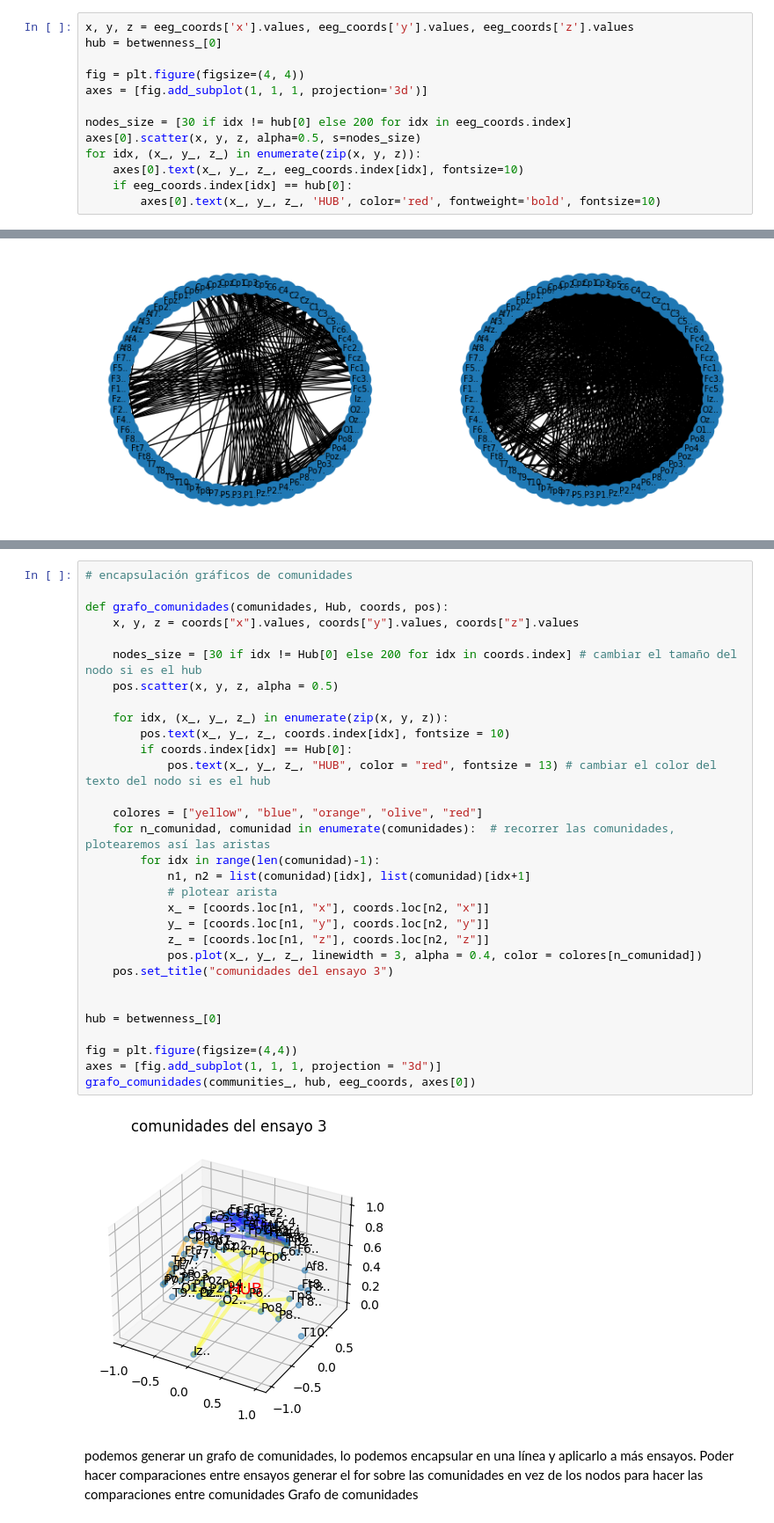
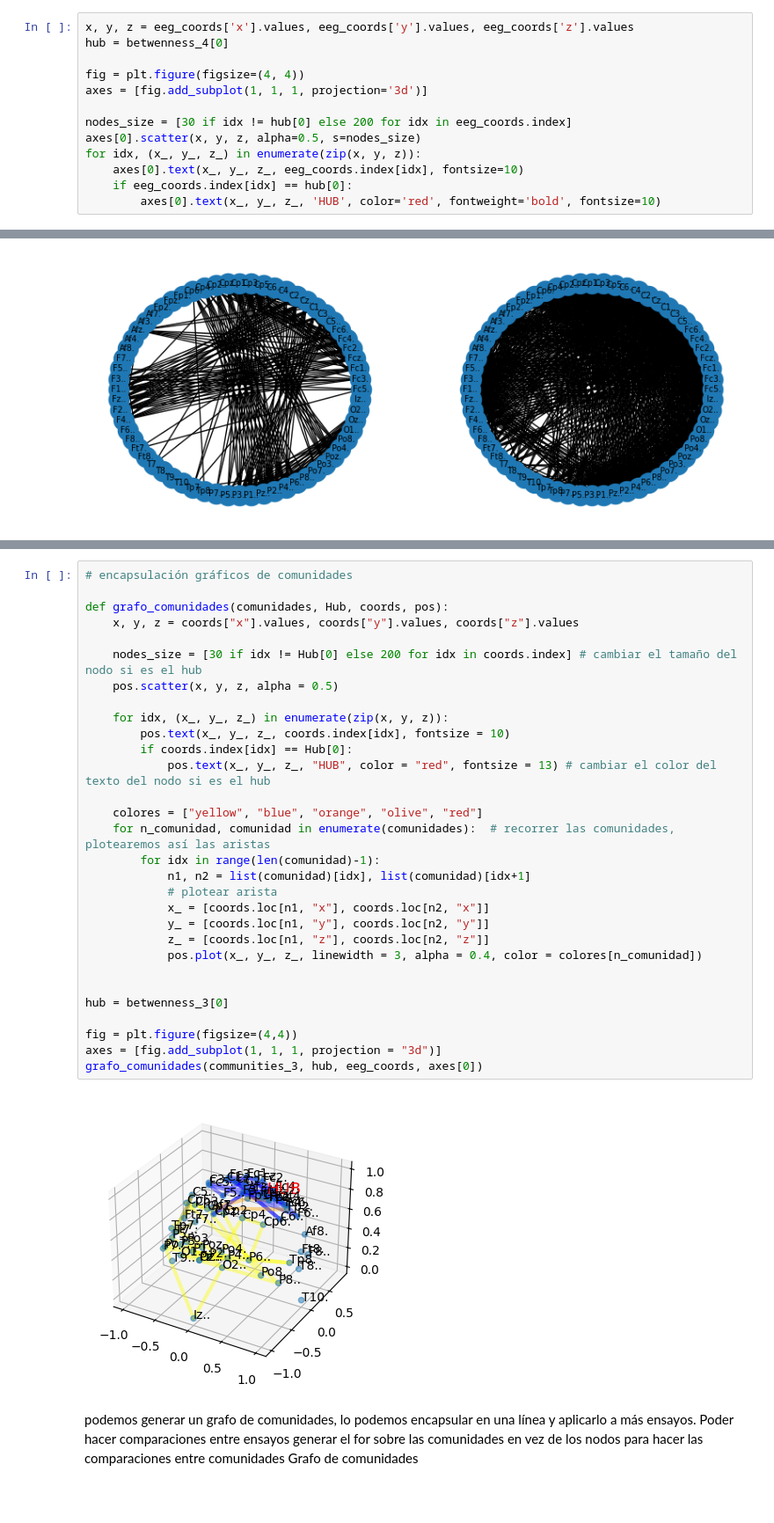
Before and after one commit to Fernando-JAL/Neurociencias-2026-1, a Jupyter notebook: S04_parciales/parcial 3_Mercedes .ipynb, the cells around one changed output, grey strips where cells are left out. Shown at 88% size. Cells and saved outputs as stored; diff of their text form; blank space fills up the shorter version.

```diff
--- a/S04_parciales/parcial 3_Mercedes .ipynb
+++ b/S04_parciales/parcial 3_Mercedes .ipynb
@@ -219,7 +221,7 @@ eeg_coords = pd.read_csv(coordenadas_csv)
 eeg_coords.set_index("canal", drop=True, inplace=True)
 # %%
 x, y, z = eeg_coords['x'].values, eeg_coords['y'].values, eeg_coords['z'].values
-hub = betwenness_[0]
+hub = betwenness_4[0]
 
 fig = plt.figure(figsize=(4, 4))
 axes = [fig.add_subplot(1, 1, 1, projection='3d')]
@@ -268,36 +270,35 @@ ensayo_grafo = grafo_2d(resultado3_df3, axes[2])
 # %%
 # encapsulación gráficos de comunidades
 
 def grafo_comunidades(comunidades, Hub, coords, pos):
     x, y, z = coords["x"].values, coords["y"].values, coords["z"].values
 
     nodes_size = [30 if idx != Hub[0] else 200 for idx in coords.index] # cambiar el tamaño del nodo si es el hub
     pos.scatter(x, y, z, alpha = 0.5)
 
     for idx, (x_, y_, z_) in enumerate(zip(x, y, z)):
         pos.text(x_, y_, z_, coords.index[idx], fontsize = 10)
         if coords.index[idx] == Hub[0]:
             pos.text(x_, y_, z_, "HUB", color = "red", fontsize = 13) # cambiar el color del texto del nodo si es el hub
 
     colores = ["yellow", "blue", "orange", "olive", "red"]
     for n_comunidad, comunidad in enumerate(comunidades):  # recorrer las comunidades, plotearemos así las aristas
         for idx in range(len(comunidad)-1):
             n1, n2 = list(comunidad)[idx], list(comunidad)[idx+1]
             # plotear arista
             x_ = [coords.loc[n1, "x"], coords.loc[n2, "x"]]
             y_ = [coords.loc[n1, "y"], coords.loc[n2, "y"]]
             z_ = [coords.loc[n1, "z"], coords.loc[n2, "z"]]
             pos.plot(x_, y_, z_, linewidth = 3, alpha = 0.4, color = colores[n_comunidad])
-    pos.set_title("comunidades del ensayo 3")
 
 
-hub = betwenness_[0]
+hub = betwenness_3[0]
 
 fig = plt.figure(figsize=(4,4))
 axes = [fig.add_subplot(1, 1, 1, projection = "3d")]
-grafo_comunidades(communities_, hub, eeg_coords, axes[0])
+grafo_comunidades(communities_3, hub, eeg_coords, axes[0])
 # %% [output]
-[figure, old version]
+[figure, new version]
 # %% [markdown]
 podemos generar un grafo de comunidades, lo podemos encapsular en una línea y aplicarlo a más ensayos.
 Poder hacer comparaciones entre ensayos
```
Also changed, not shown: parts of 15 cells of this notebook.
